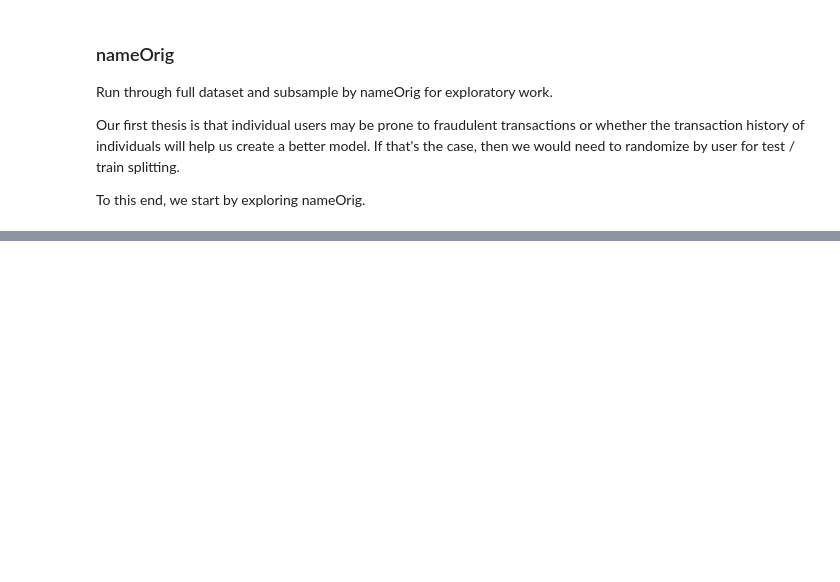
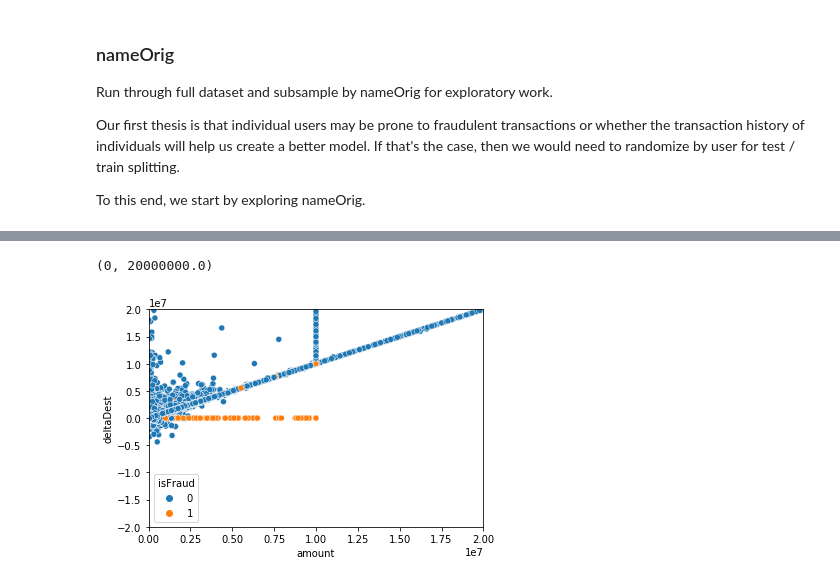
Before and after one commit to TopQuirk67/AWS-ML-Blackbelt-BankingFraud, a Jupyter notebook: Banking Fraud Data Exploration.ipynb, the cells around one changed output, grey strips where cells are left out. Cells and saved outputs as stored; diff of their text form; code cells hidden in the pictures; blank space fills up the shorter version.

```diff
--- a/Banking Fraud Data Exploration.ipynb
+++ b/Banking Fraud Data Exploration.ipynb
@@ -134,0 +356,7 @@ array(['C1232579010', 'C233417034', 'C16389454', ..., 'C1545515550',
+# %%
+fig=sns.scatterplot(data=df_plot_subsample,x='amount',y='deltaDest',hue='isFraud')
+fig.set_ylim(-2e7, 2e7)
+fig.set_xlim(0, 2e7)
+# %% [output]
+(0, 20000000.0)
+[figure, added]
```
Also changed, not shown: parts of 60 cells of this notebook, 1 other file.
